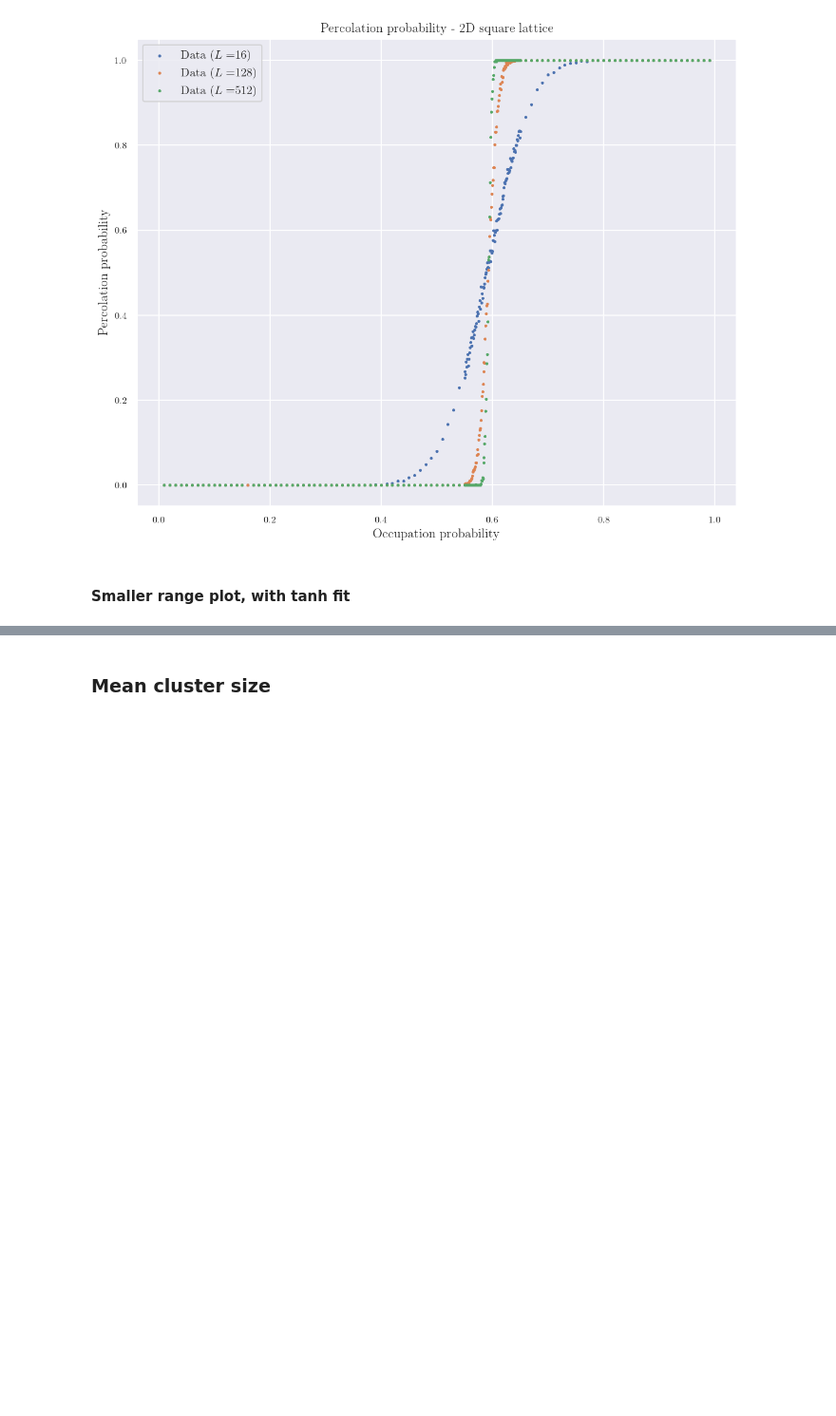
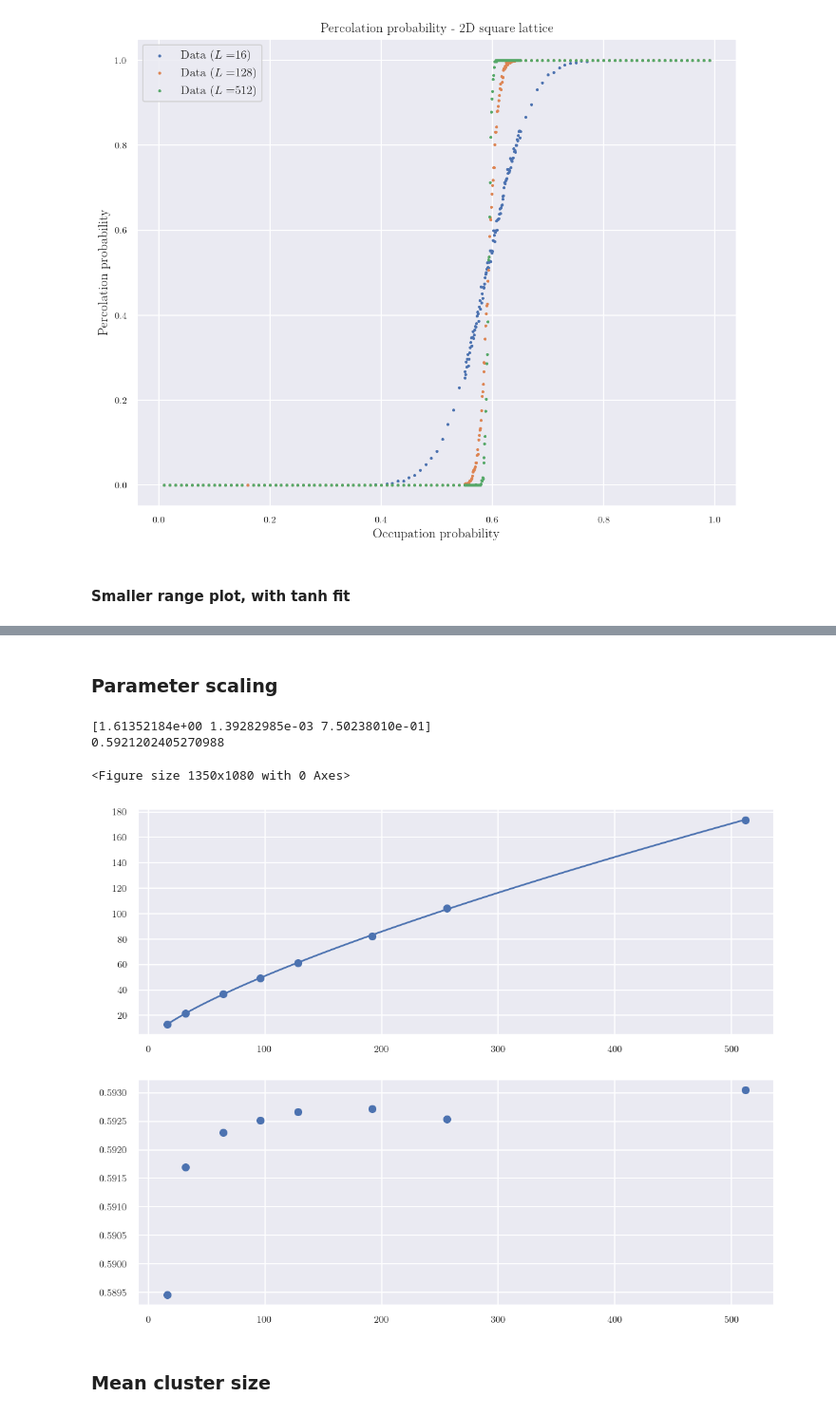
Before and after one commit to alansammarone/musk, a Jupyter notebook: notebooks/percolation_2d_analysis.ipynb, the cells around one changed output, grey strips where cells are left out. Shown: that part at 95% size. Drawn from its saved outputs; the diff is of its cells as text; code cells hidden in the pictures; blank space fills up the shorter version.

```diff
--- a/notebooks/percolation_2d_analysis.ipynb
+++ b/notebooks/percolation_2d_analysis.ipynb
@@ -169,3 +166,54 @@ plt.show()
+# %% [markdown]
+### Parameter scaling
+# %%
+def fit_fn(X, a, b):
+    return 0.5 * np.tanh(a*(X - b)) + 0.5
+
+def log_fit_fn(X, a, b, n):
+    return a*X**n + b
+
+sizes = [16, 32, 64, 96, 128, 256]
+sizes = []
+prob_range = [0.5, 0.7]
+probabilities = select_probabilities_in_range(df_orig, prob_range, 3)
+probabilitites = []
+df = filter_and_select_columns(df_orig, sizes, probabilities, [HAS_PERCOLATED_COL])
+setup_figure()
+
+parameters = {
+    "α": [],
+    "β": []
+}
+sizes = []
+
+for size, group_df in df.groupby(SIZE_COL):
+    group_df = group_df.groupby(PROBABILITY_COL)[HAS_PERCOLATED_COL]
+    mean = group_df.mean()
+    X, Y = mean.index, mean
+    popt = (10, 0.59)
+    popt, pcov = curve_fit(fit_fn, X, Y, p0=popt)
+    sizes.append(size)
+    parameters["α"].append(popt[0])
+    parameters["β"].append(popt[1])
+
+fig, (ax1, ax2) = plt.subplots(2, **FIGURE_QUALITY_MAP[2])
+popt, pcov = curve_fit(log_fit_fn, sizes, parameters["α"])
+print(popt)
+ax1.scatter(sizes, parameters["α"])
+X_fit = np.linspace(min(sizes), max(sizes), 100)
+ax1.plot(X_fit, log_fit_fn(X_fit, *popt))
+ax2.scatter(sizes, parameters["β"])
+# plt.title("Percolation probability - 2D square lattice")
+# plt.xlabel("Occupation probability")
+# plt.ylabel("Percolation probability")
+# plt.legend()
+print(sum(parameters["β"])/len(parameters["β"]))
+plt.show()
+# %% [output]
+[1.61352184e+00 1.39282985e-03 7.50238010e-01]
+0.5921202405270988
+<Figure size 1350x1080 with 0 Axes>
+[figure, added]
 # %% [markdown]
 ### Mean cluster size
 # %%
```
Also changed, not shown: parts of 5 cells of this notebook, 53 other files.
